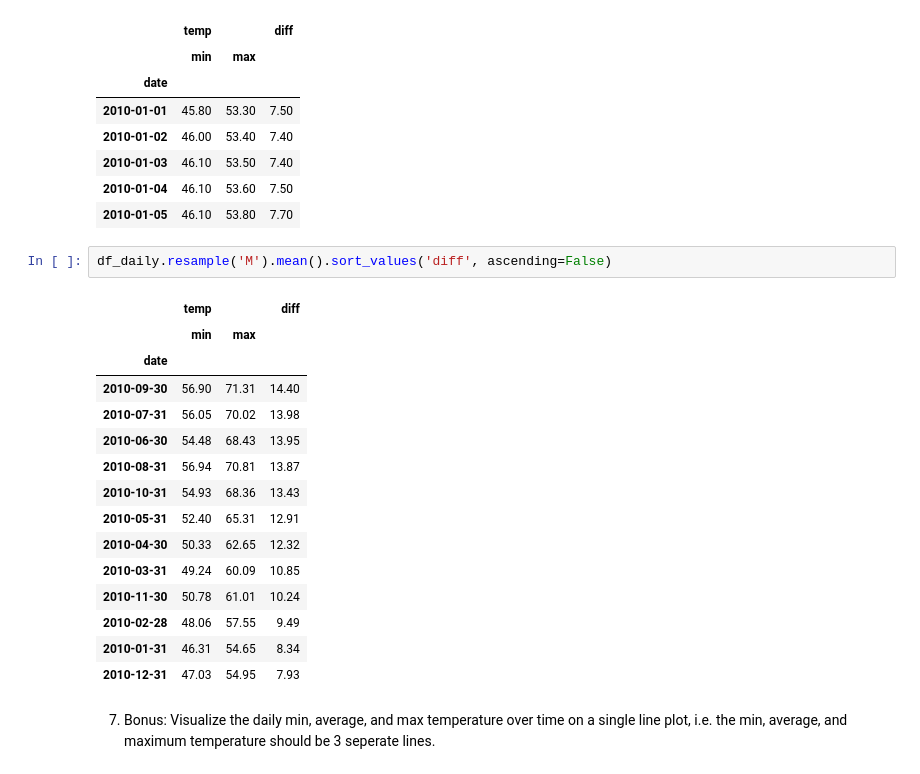
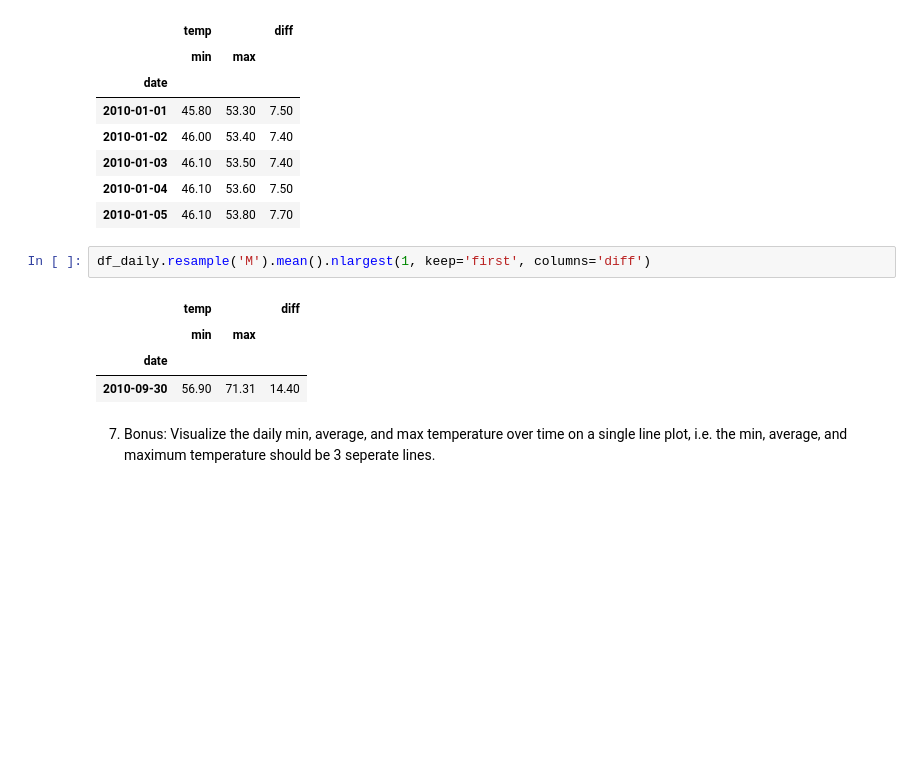
Before and after one commit to chadallen210/time-series-exercises, a Jupyter notebook: time_series_data_exercises.ipynb, the cells around one changed output. Saved outputs shown, nothing was run; the diff lists cells and outputs as text; blank space fills up the shorter version.

```diff
--- a/time_series_data_exercises.ipynb
+++ b/time_series_data_exercises.ipynb
@@ -140,23 +126,12 @@ df_daily.head()
 | 2010-01-04 | 46.10 | 53.60 | 7.50 |
 | 2010-01-05 | 46.10 | 53.80 | 7.70 |
 # %%
-df_daily.resample('M').mean().sort_values('diff', ascending=False)
+df_daily.resample('M').mean().nlargest(1, keep='first', columns='diff')
 # %% [output]
 |  | temp |  | diff |
 |  | min | max |  |
 | date |  |  |  |
 | 2010-09-30 | 56.90 | 71.31 | 14.40 |
-| 2010-07-31 | 56.05 | 70.02 | 13.98 |
-| 2010-06-30 | 54.48 | 68.43 | 13.95 |
-| 2010-08-31 | 56.94 | 70.81 | 13.87 |
-| 2010-10-31 | 54.93 | 68.36 | 13.43 |
-| 2010-05-31 | 52.40 | 65.31 | 12.91 |
-| 2010-04-30 | 50.33 | 62.65 | 12.32 |
-| 2010-03-31 | 49.24 | 60.09 | 10.85 |
-| 2010-11-30 | 50.78 | 61.01 | 10.24 |
-| 2010-02-28 | 48.06 | 57.55 | 9.49 |
-| 2010-01-31 | 46.31 | 54.65 | 8.34 |
-| 2010-12-31 | 47.03 | 54.95 | 7.93 |
 # %% [markdown]
 7. Bonus: Visualize the daily min, average, and max temperature over time on a single line plot, i.e. the min, average, and maximum temperature should be 3 seperate lines.
 # %%
```
Also changed, not shown: parts of 50 cells of this notebook.
